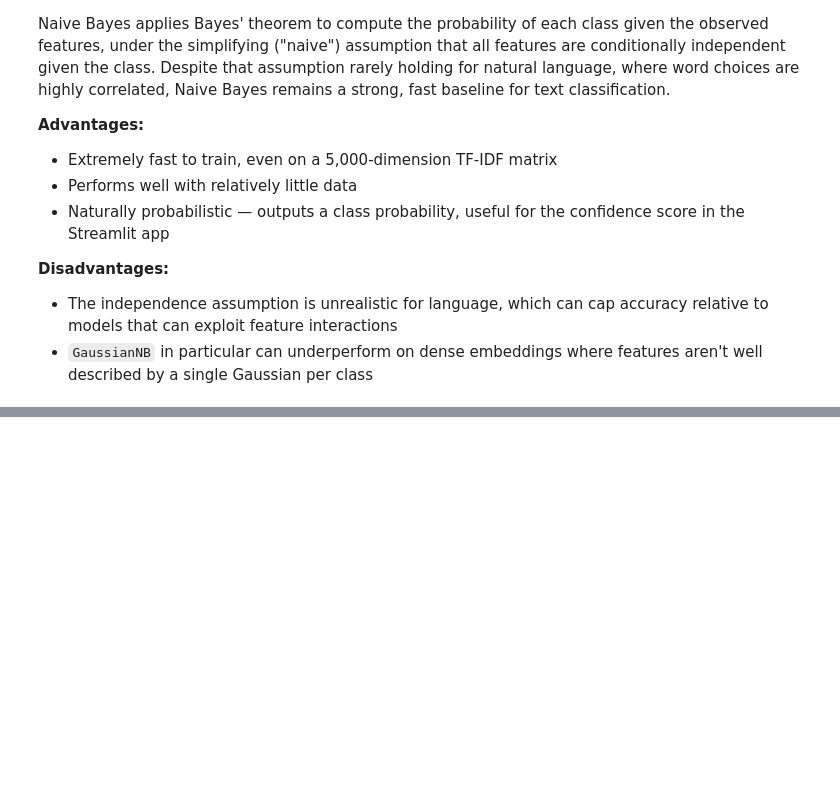
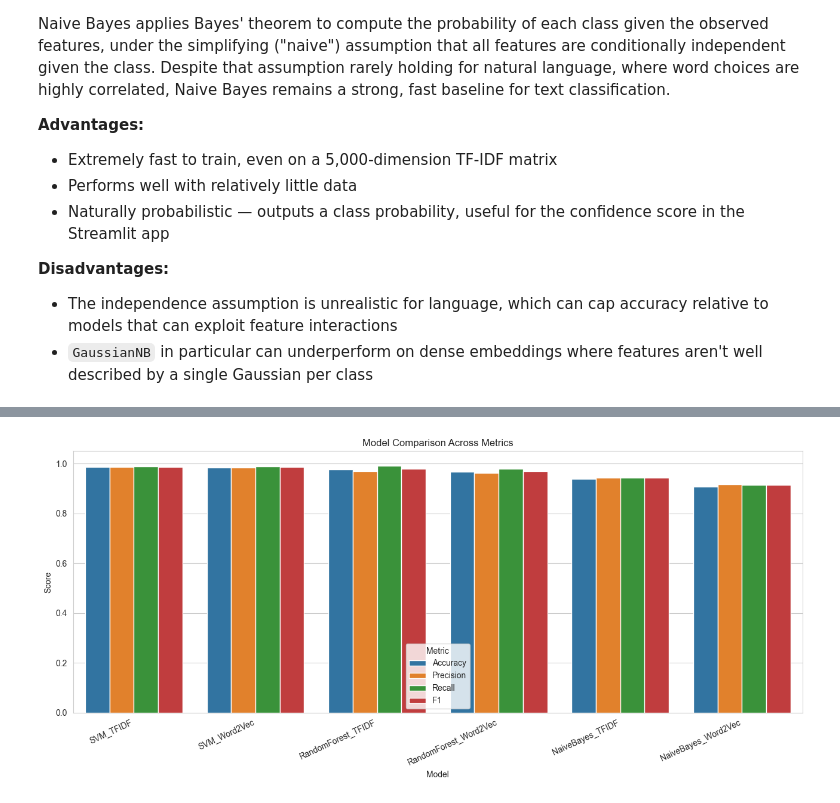
Before and after one commit to anushkarajdev2410-netizen/Fake-News-Detection, a Jupyter notebook: notebooks/Model_Evaluation.ipynb, the cells around one changed output, grey strips where cells are left out. Cells and saved outputs as stored; diff of their text form; code cells hidden in the pictures; blank space fills up the shorter version.

```diff
--- a/notebooks/Model_Evaluation.ipynb
+++ b/notebooks/Model_Evaluation.ipynb
@@ -1004,0 +1124,7 @@ Before trusting the vectors for modeling, check that they've actually learned so
+# %%
+with open('../models/all_trained_models.pkl', 'wb') as f:
+    pickle.dump(trained_models, f)
+
+print("Saved", len(trained_models), "trained models:")
+for name in trained_models:
+    print(" -", name)
@@ -1004,0 +1192,25 @@ Before trusting the vectors for modeling, check that they've actually learned so
+# %%
+results = []
+predictions = {}
+probabilities = {}
+
+for name, model in models.items():
+    X_test = feature_for_model[name]
+    y_pred = model.predict(X_test)
+    y_proba = model.predict_proba(X_test)[:, 1]  # probability of class 1 ("real")
+
+    predictions[name] = y_pred
+    probabilities[name] = y_proba
+
+    results.append({
+        'Model': name,
+        'Accuracy': accuracy_score(y_test, y_pred),
+        'Precision': precision_score(y_test, y_pred),
+        'Recall': recall_score(y_test, y_pred),
+        'F1': f1_score(y_test, y_pred),
+        'ROC_AUC': roc_auc_score(y_test, y_proba),
+    })
+
+results_df = pd.DataFrame(results).sort_values('F1', ascending=False).reset_index(drop=True)
+results_df.to_csv('../reports/model_comparison_results.csv', index=False)
+results_df.round(4)
@@ -1004,0 +1229,14 @@ Before trusting the vectors for modeling, check that they've actually learned so
+# %%
+plot_df = results_df.melt(id_vars='Model', value_vars=['Accuracy', 'Precision', 'Recall', 'F1'],
+                           var_name='Metric', value_name='Score')
+
+plt.figure(figsize=(13, 6))
+ax = sns.barplot(data=plot_df, x='Model', y='Score', hue='Metric')
+ax.set_title('Model Comparison Across Metrics')
+ax.set_ylim(0, 1.05)
+plt.xticks(rotation=25, ha='right')
+plt.tight_layout()
+plt.savefig('../images/model_comparison_bars.png', dpi=150)
+plt.show()
+# %% [output]
+[figure, added]
```
Also changed, not shown: parts of 36 cells of this notebook, 1 other file.
